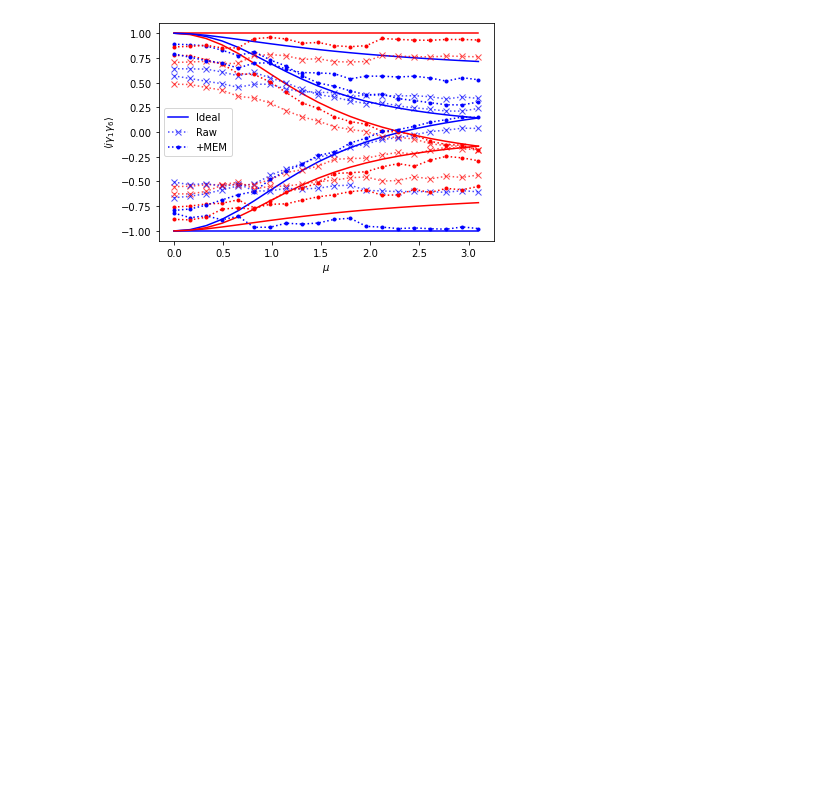
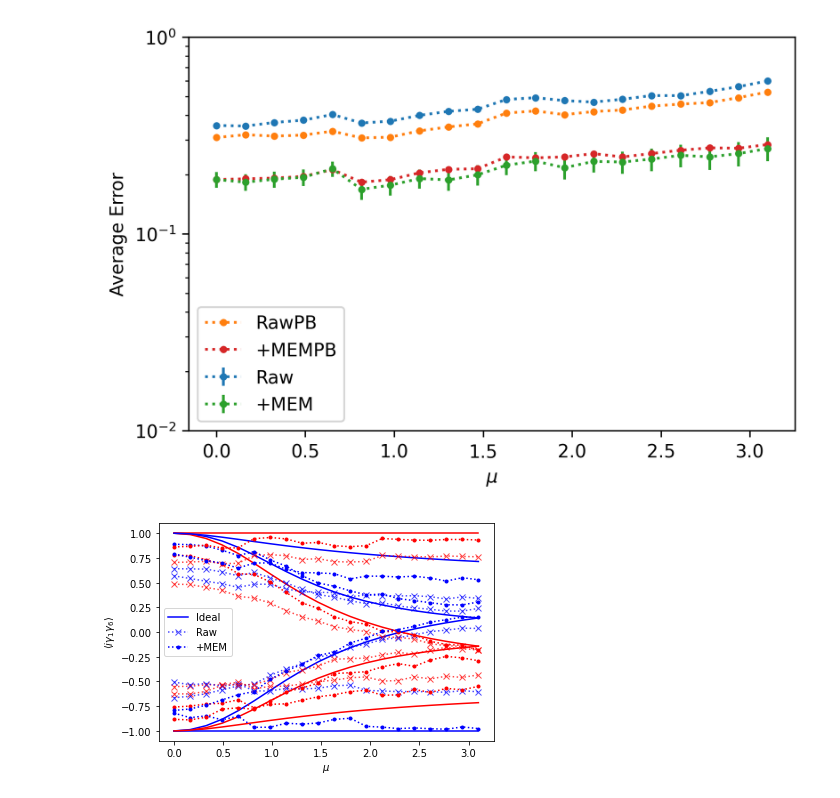
Before and after one commit to qiskit-community/qiskit-research, a Jupyter notebook: docs/mzm_generation/data-collection.ipynb, the cells around one changed output. Cells and saved outputs as stored; diff of their text form; code cells hidden in the pictures; blank space fills up the shorter version.

```diff
--- a/docs/mzm_generation/data-collection.ipynb
+++ b/docs/mzm_generation/data-collection.ipynb
@@ -343,3 +276,42 @@ plt.show()
+# %%
+# plot average error in energy, pauli vs parity basis
+fig, ax = plt.subplots(dpi=300)
+ax.errorbar(
+    chemical_potential_values,
+    energy_error_raw,
+    yerr=2 * energy_error_stddev_raw,
+    fmt=".:",
+    label="Raw",
+)
+ax.plot(
+    chemical_potential_values,
+    energy_error_pb_raw,
+    ".:",
+    label="RawPB",
+)
+ax.errorbar(
+    chemical_potential_values,
+    energy_error_mem,
+    yerr=2 * energy_error_stddev_mem,
+    fmt=".:",
+    label="+MEM",
+)
+ax.plot(
+    chemical_potential_values,
+    energy_error_pb_mem,
+    ".:",
+    label="+MEMPB",
+)
+ax.set_xlabel(r"$\mu$")
+ax.set_ylabel(r"Average Error")
+ax.set_yscale('log')
+ax.set_ylim(1e-2, 1)
+ax.legend()
+
+data.add_figures(fig, 'energy_error_pauli_vs_pb', overwrite=True)
+plt.show()
+# %% [output]
+[figure, added]
 # %%
 # plot edge correlation
 edge_correlation_exact = data.analysis_results('edge_correlation_exact').value
```
Also changed, not shown: parts of 9 cells of this notebook, 1 other file.
